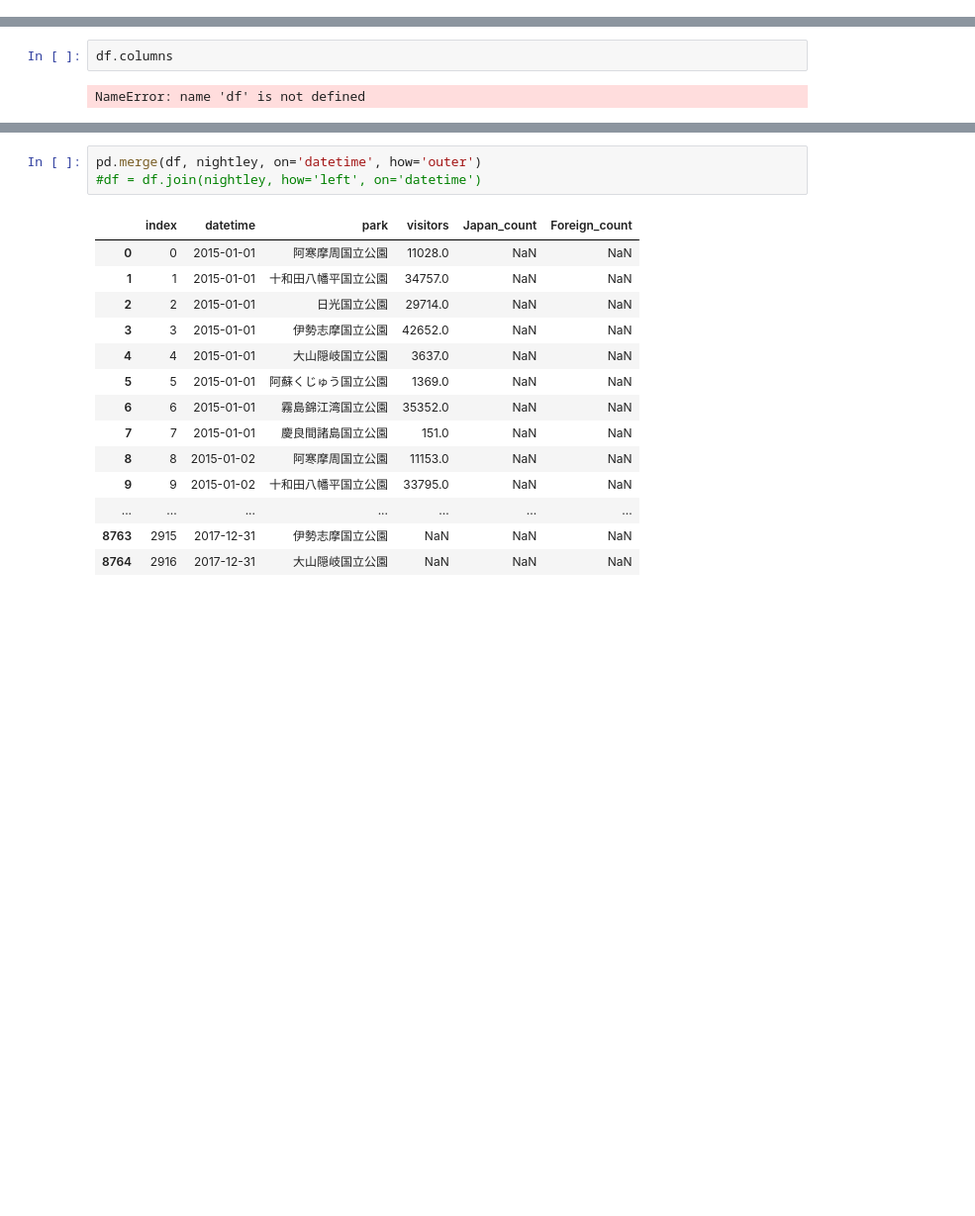
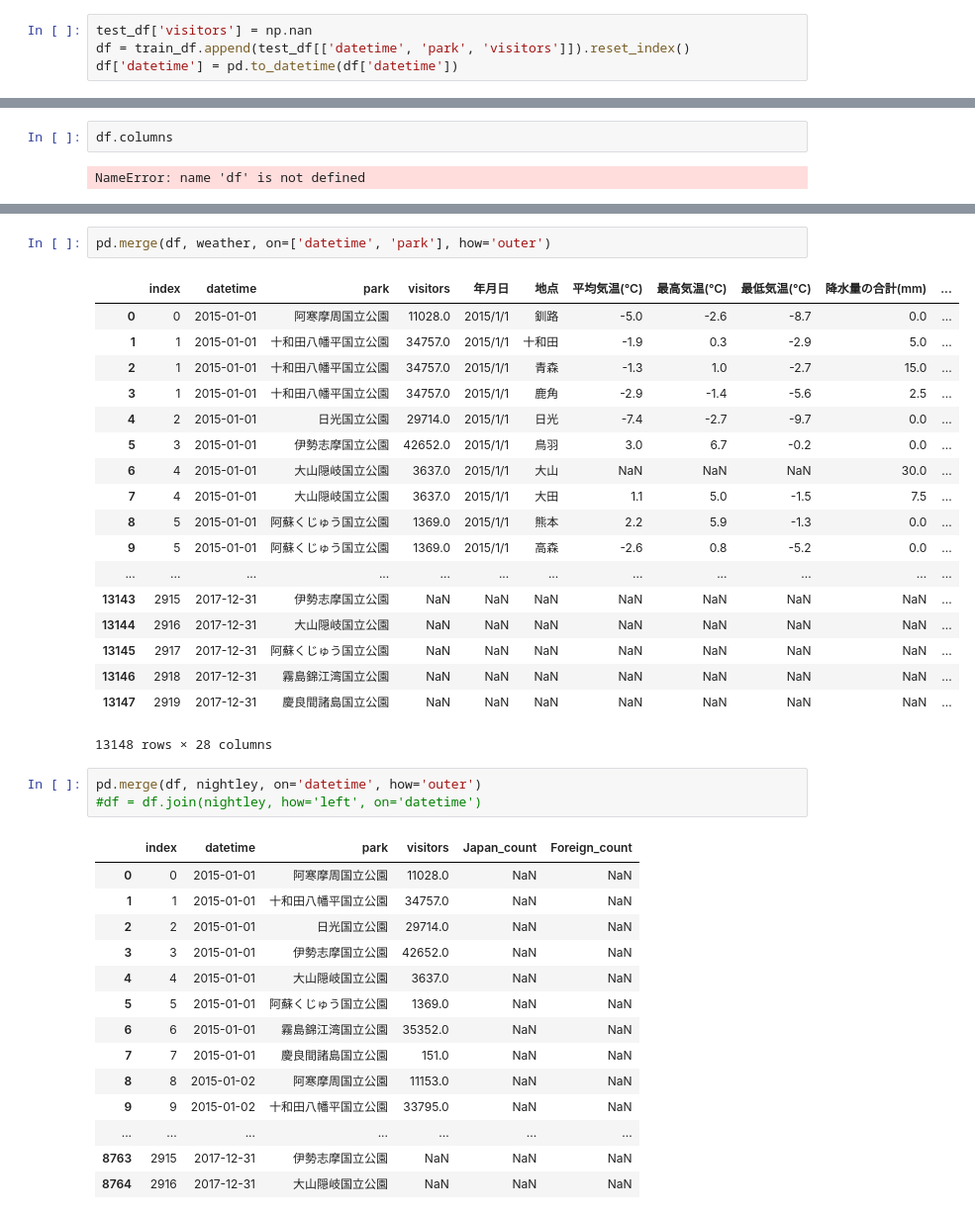
Before and after one commit to Hesene/National-Parks, a Jupyter notebook: src/EDA.ipynb, the cells around one changed output, grey strips where cells are left out. Shown: that part at 99% size. Saved outputs shown, nothing was run; the diff lists cells and outputs as text; blank space fills up the shorter version.

```diff
--- a/src/EDA.ipynb
+++ b/src/EDA.ipynb
@@ -19,6 +20,10 @@ nightley = pd.read_csv('../input/nightley.tsv', sep='\t')
 weather = pd.read_csv('../input/weather.tsv', sep='\t')
 jorudan = pd.read_csv('../input/jorudan.tsv', sep='\t', nrows=10000)
 sub = pd.read_csv('../input/sample_submit.tsv', sep='\t', index_col=0, header=None)
+# %%
+test_df['visitors'] = np.nan
+df = train_df.append(test_df[['datetime', 'park', 'visitors']]).reset_index()
+df['datetime'] = pd.to_datetime(df['datetime'])
 # %%
 train_df
 # %% [output]
@@ -439,3 +373,24 @@ df['datetime'] = pd.to_datetime(df['datetime'])
+# %%
+pd.merge(df, weather, on=['datetime', 'park'], how='outer')
+# %% [output]
+|  | index | datetime | park | visitors | 年月日 | 地点 | 平均気温(℃) | 最高気温(℃) | 最低気温(℃) | 降水量の合計(mm) | ... |
+| 0 | 0 | 2015-01-01 | 阿寒摩周国立公園 | 11028.0 | 2015/1/1 | 釧路 | -5.0 | -2.6 | -8.7 | 0.0 | ... |
+| 1 | 1 | 2015-01-01 | 十和田八幡平国立公園 | 34757.0 | 2015/1/1 | 十和田 | -1.9 | 0.3 | -2.9 | 5.0 | ... |
+| 2 | 1 | 2015-01-01 | 十和田八幡平国立公園 | 34757.0 | 2015/1/1 | 青森 | -1.3 | 1.0 | -2.7 | 15.0 | ... |
+| 3 | 1 | 2015-01-01 | 十和田八幡平国立公園 | 34757.0 | 2015/1/1 | 鹿角 | -2.9 | -1.4 | -5.6 | 2.5 | ... |
+| 4 | 2 | 2015-01-01 | 日光国立公園 | 29714.0 | 2015/1/1 | 日光 | -7.4 | -2.7 | -9.7 | 0.0 | ... |
+| 5 | 3 | 2015-01-01 | 伊勢志摩国立公園 | 42652.0 | 2015/1/1 | 鳥羽 | 3.0 | 6.7 | -0.2 | 0.0 | ... |
+| 6 | 4 | 2015-01-01 | 大山隠岐国立公園 | 3637.0 | 2015/1/1 | 大山 | NaN | NaN | NaN | 30.0 | ... |
+| 7 | 4 | 2015-01-01 | 大山隠岐国立公園 | 3637.0 | 2015/1/1 | 大田 | 1.1 | 5.0 | -1.5 | 7.5 | ... |
+| 8 | 5 | 2015-01-01 | 阿蘇くじゅう国立公園 | 1369.0 | 2015/1/1 | 熊本 | 2.2 | 5.9 | -1.3 | 0.0 | ... |
+| 9 | 5 | 2015-01-01 | 阿蘇くじゅう国立公園 | 1369.0 | 2015/1/1 | 高森 | -2.6 | 0.8 | -5.2 | 0.0 | ... |
+| ... | ... | ... | ... | ... | ... | ... | ... | ... | ... | ... | ... |
+| 13143 | 2915 | 2017-12-31 | 伊勢志摩国立公園 | NaN | NaN | NaN | NaN | NaN | NaN | NaN | ... |
+| 13144 | 2916 | 2017-12-31 | 大山隠岐国立公園 | NaN | NaN | NaN | NaN | NaN | NaN | NaN | ... |
+| 13145 | 2917 | 2017-12-31 | 阿蘇くじゅう国立公園 | NaN | NaN | NaN | NaN | NaN | NaN | NaN | ... |
+| 13146 | 2918 | 2017-12-31 | 霧島錦江湾国立公園 | NaN | NaN | NaN | NaN | NaN | NaN | NaN | ... |
+| 13147 | 2919 | 2017-12-31 | 慶良間諸島国立公園 | NaN | NaN | NaN | NaN | NaN | NaN | NaN | ... |
+13148 rows × 28 columns
 # %%
 pd.merge(df, nightley, on='datetime', how='outer')
 #df = df.join(nightley, how='left', on='datetime')
```
Also changed, not shown: parts of 16 cells of this notebook, 4 other files.
